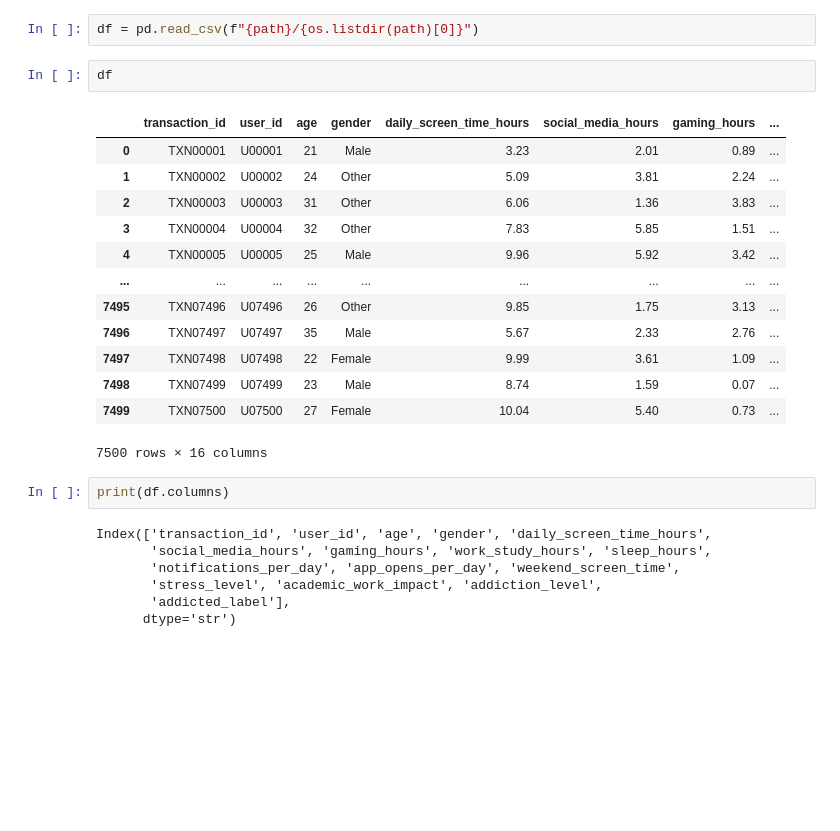
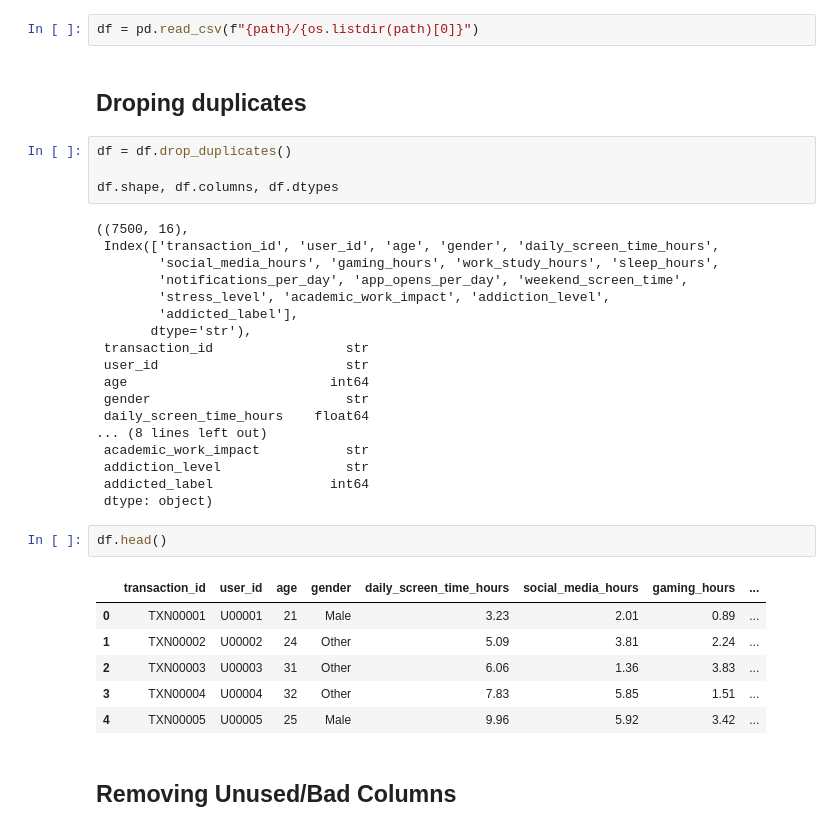
Before and after one commit to m3ll0c/data-science, a Jupyter notebook: PEL309-Paper_Experiments.ipynb, the cells around one changed output. Saved outputs shown, nothing was run; the diff lists cells and outputs as text; blank space fills up the shorter version.

```diff
--- a/PEL309-Paper_Experiments.ipynb
+++ b/PEL309-Paper_Experiments.ipynb
@@ -18,28 +20,38 @@ print("Path to dataset files:", path)
 Path to dataset files: /home/melo/.cache/kagglehub/datasets/zahranusratt/smartphone-usage-and-addiction-analysis-dataset/versions/1
 # %%
 df = pd.read_csv(f"{path}/{os.listdir(path)[0]}")
+# %% [markdown]
+## Droping duplicates
+# %%
+df = df.drop_duplicates()
+
+df.shape, df.columns, df.dtypes
+# %% [output]
+((7500, 16),
+ Index(['transaction_id', 'user_id', 'age', 'gender', 'daily_screen_time_hours',
+        'social_media_hours', 'gaming_hours', 'work_study_hours', 'sleep_hours',
+        'notifications_per_day', 'app_opens_per_day', 'weekend_screen_time',
+        'stress_level', 'academic_work_impact', 'addiction_level',
+        'addicted_label'],
+       dtype='str'),
+ transaction_id                 str
+ user_id                        str
+ age                          int64
+ gender                         str
+ daily_screen_time_hours    float64
+... (8 lines left out)
+ academic_work_impact           str
+ addiction_level                str
+ addicted_label               int64
+ dtype: object)
 # %%
-df
+df.head()
 # %% [output]
 |  | transaction_id | user_id | age | gender | daily_screen_time_hours | social_media_hours | gaming_hours | ... |
 | 0 | TXN00001 | U00001 | 21 | Male | 3.23 | 2.01 | 0.89 | ... |
 | 1 | TXN00002 | U00002 | 24 | Other | 5.09 | 3.81 | 2.24 | ... |
 | 2 | TXN00003 | U00003 | 31 | Other | 6.06 | 1.36 | 3.83 | ... |
 | 3 | TXN00004 | U00004 | 32 | Other | 7.83 | 5.85 | 1.51 | ... |
 | 4 | TXN00005 | U00005 | 25 | Male | 9.96 | 5.92 | 3.42 | ... |
-| ... | ... | ... | ... | ... | ... | ... | ... | ... |
-| 7495 | TXN07496 | U07496 | 26 | Other | 9.85 | 1.75 | 3.13 | ... |
-| 7496 | TXN07497 | U07497 | 35 | Male | 5.67 | 2.33 | 2.76 | ... |
-| 7497 | TXN07498 | U07498 | 22 | Female | 9.99 | 3.61 | 1.09 | ... |
-| 7498 | TXN07499 | U07499 | 23 | Male | 8.74 | 1.59 | 0.07 | ... |
-| 7499 | TXN07500 | U07500 | 27 | Female | 10.04 | 5.40 | 0.73 | ... |
-7500 rows × 16 columns
-# %%
-print(df.columns)
-# %% [output]
-Index(['transaction_id', 'user_id', 'age', 'gender', 'daily_screen_time_hours',
-       'social_media_hours', 'gaming_hours', 'work_study_hours', 'sleep_hours',
-       'notifications_per_day', 'app_opens_per_day', 'weekend_screen_time',
-       'stress_level', 'academic_work_impact', 'addiction_level',
-       'addicted_label'],
-      dtype='str')
+# %% [markdown]
+## Removing Unused/Bad Columns
```
Also changed, not shown: parts of 20 cells of this notebook, 1 other file.
